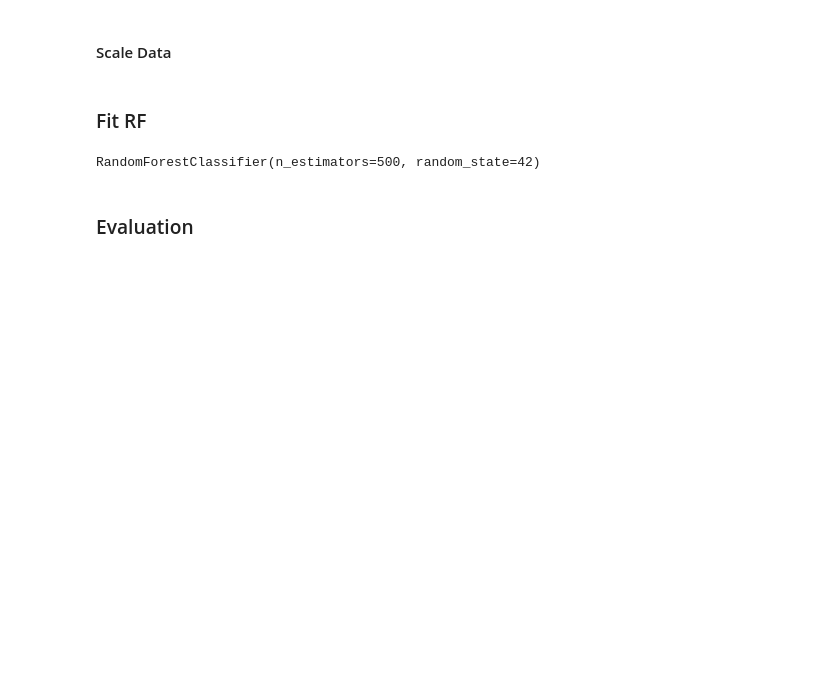
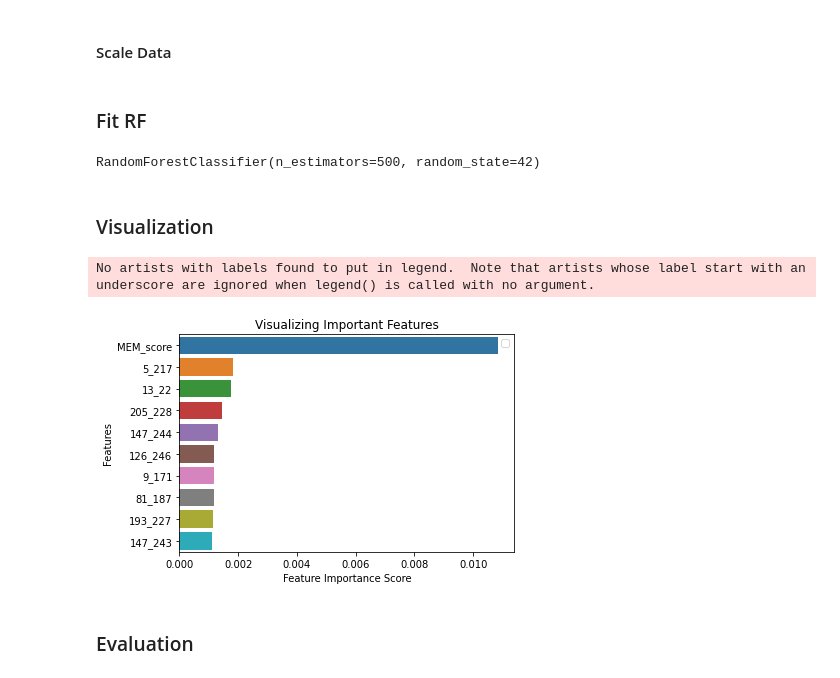
Before and after one commit to JanaGauss/Connectome, a Jupyter notebook: notebooks/Random Forest Baseline.ipynb, the cells around one changed output. Cells and saved outputs as stored; diff of their text form; code cells hidden in the pictures; blank space fills up the shorter version.

Commit message:
add importance plot to RandomForest model

```diff
--- a/notebooks/Random Forest Baseline.ipynb
+++ b/notebooks/Random Forest Baseline.ipynb
@@ -129,6 +130,29 @@ rf = RandomForestClassifier(n_estimators = 500, random_state = 42)
 rf.fit(X_train, np.ravel(y_train))
 # %% [output]
 RandomForestClassifier(n_estimators=500, random_state=42)
+# %% [markdown]
+### Visualization
+# %%
+import matplotlib.pyplot as plt
+import seaborn as sns
+
+# extract feature importance array
+feature_imp = pd.Series(rf.feature_importances_, index=features.columns).sort_values(ascending=False)
+feature_imp = feature_imp[:10]
+
+# plot feature importance
+%matplotlib inline
+# Creating a bar plot
+sns.barplot(x=feature_imp, y=feature_imp.index)
+# Add labels to your graph
+plt.xlabel('Feature Importance Score')
+plt.ylabel('Features')
+plt.title("Visualizing Important Features")
+plt.legend()
+plt.show()
+# %% [output]
+No artists with labels found to put in legend.  Note that artists whose label start with an underscore are ignored when legend() is called with no argument.
+[figure, added]
 # %% [markdown]
 ### Evaluation
 # %%
```
Also changed, not shown: parts of 23 cells of this notebook.
